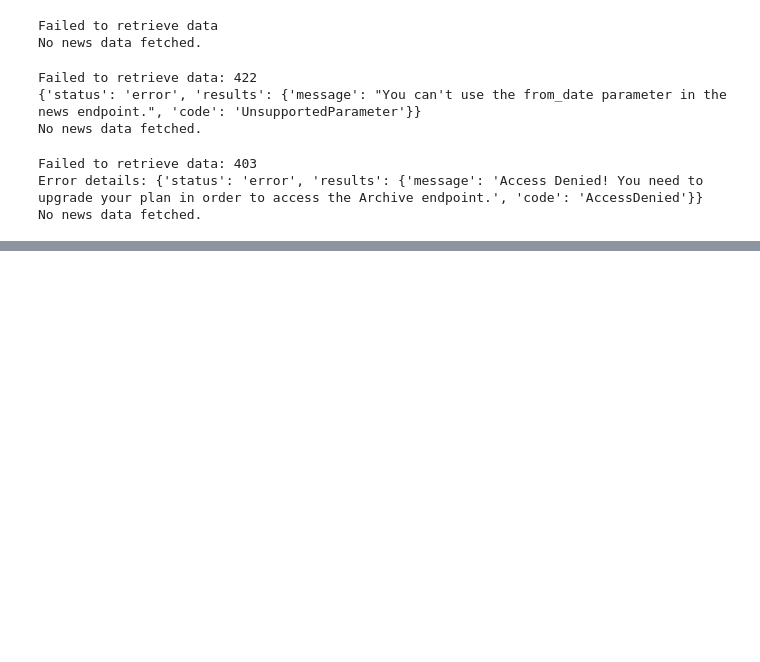
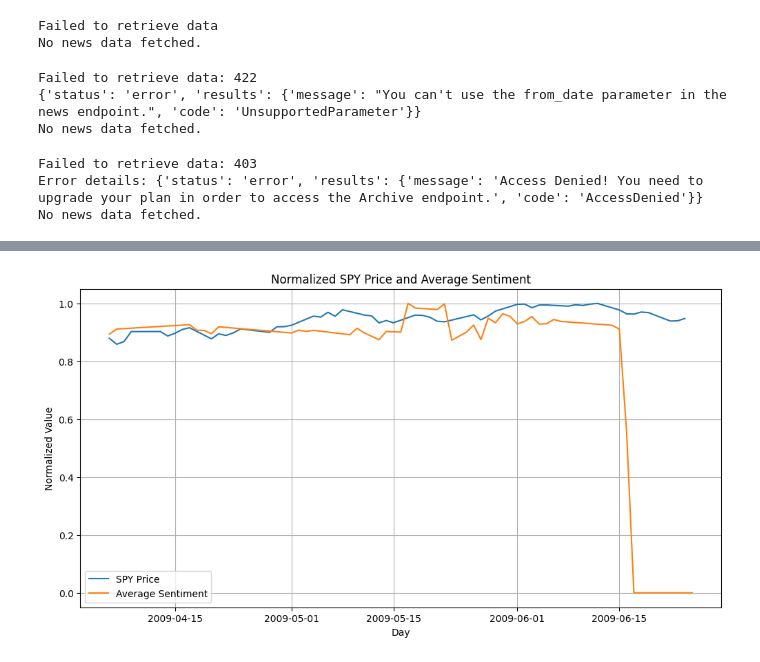
Before and after one commit to thorwhalen/mood, a Jupyter notebook: misc/mood_wip.ipynb, the cells around one changed output, grey strips where cells are left out. Cells and saved outputs as stored; diff of their text form; code cells hidden in the pictures; blank space fills up the shorter version.

```diff
--- a/misc/mood_wip.ipynb
+++ b/misc/mood_wip.ipynb
@@ -172,0 +298,14 @@ No news data fetched.
+# %%
+# plot the SPY price and the average sentiment on the same graph
+# The plot should be normalized so that the values are on the same scale
+
+plt.figure(figsize=(12, 6))
+plt.plot(spy['Close'] / spy['Close'].max(), label='SPY Price')
+plt.plot(daily_avg_sentiment / daily_avg_sentiment.max(), label='Average Sentiment')
+plt.title('Normalized SPY Price and Average Sentiment')
+plt.xlabel('Day')
+plt.ylabel('Normalized Value')
+plt.legend()
+plt.grid()
+# %% [output]
+[figure, added]
```
Also changed, not shown: parts of 16 cells of this notebook.
